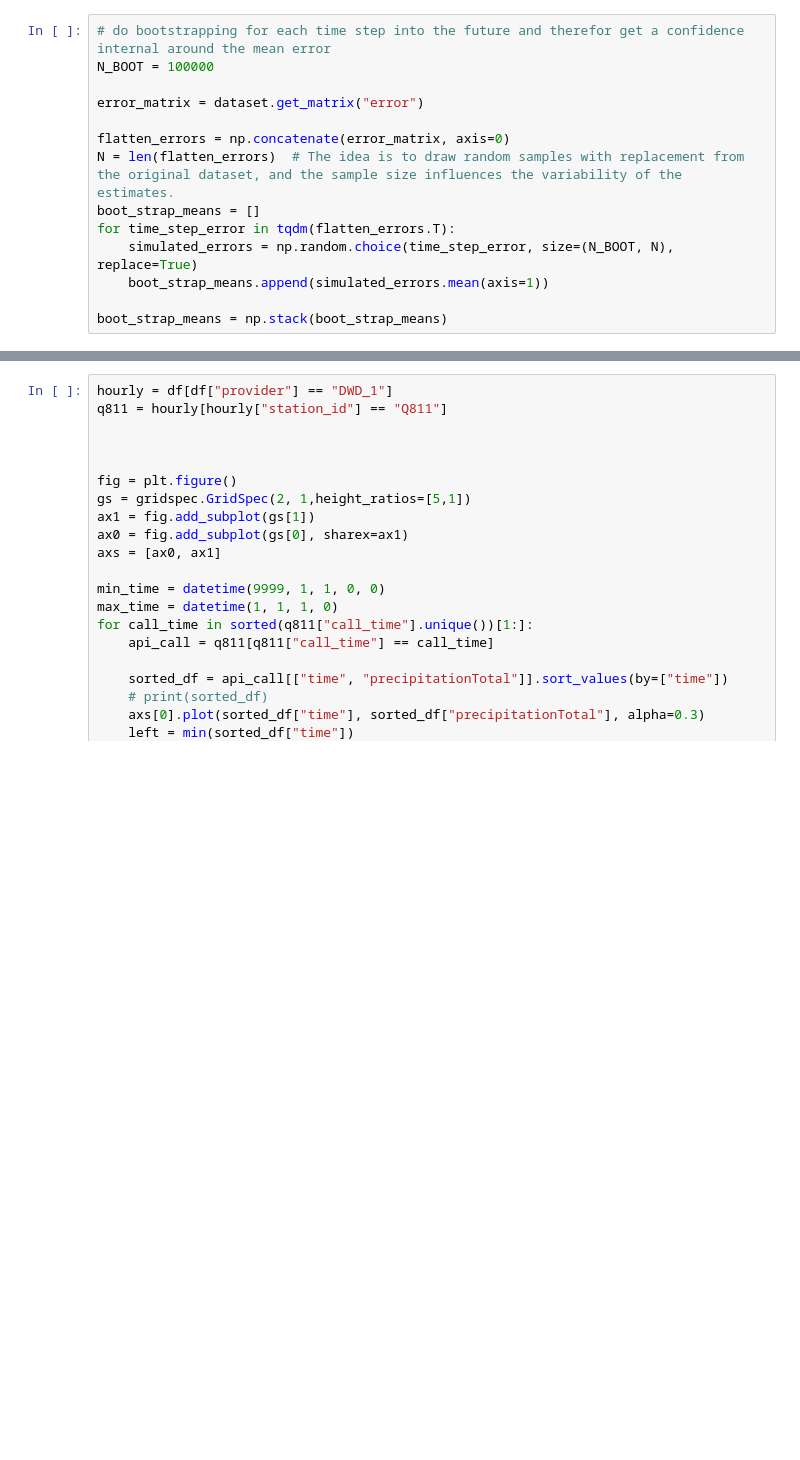
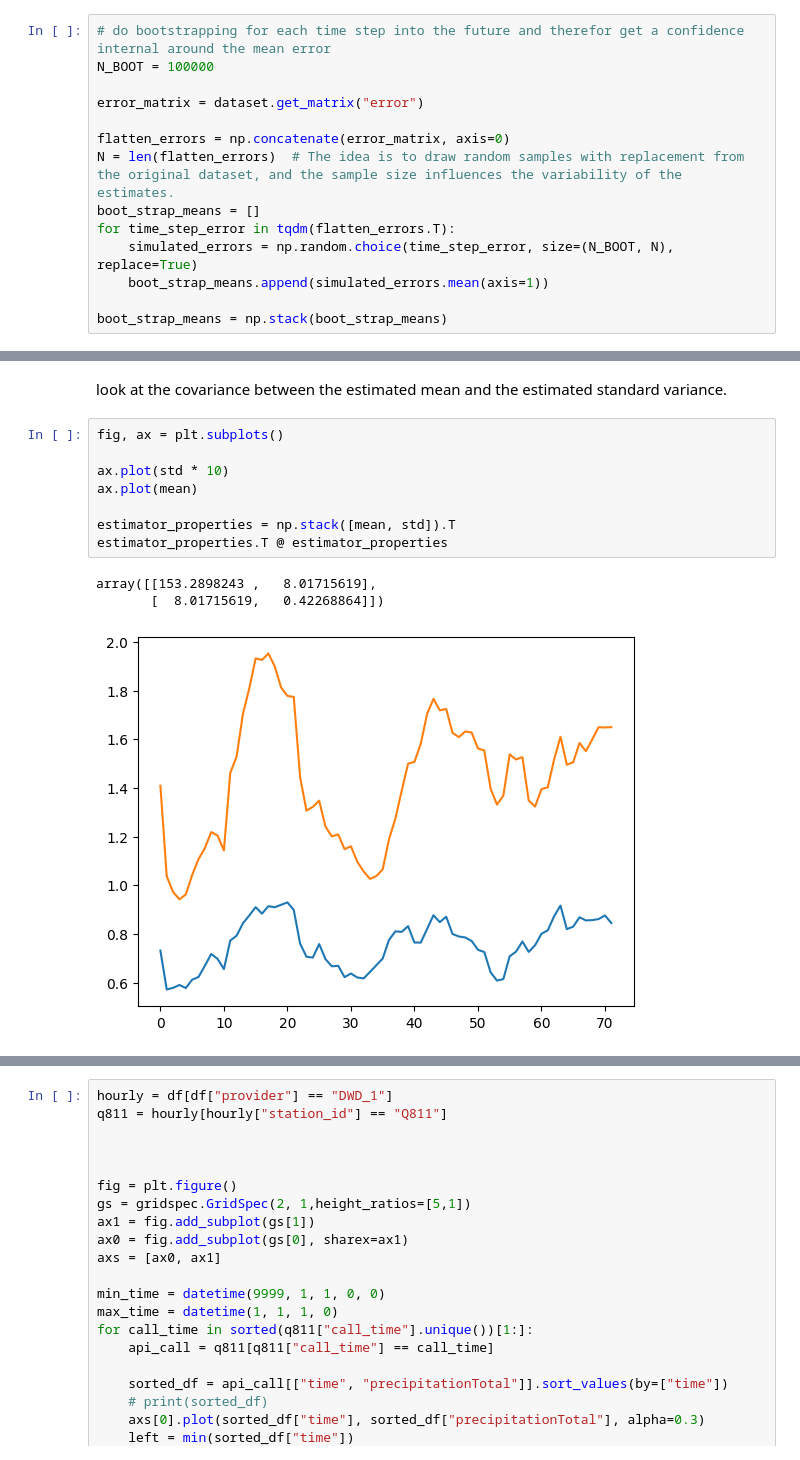
Before and after one commit to RobinU434/DataLiteracy, a Jupyter notebook: studies/robin.ipynb, the cells around one changed output, grey strips where cells are left out. Cells and saved outputs as stored; diff of their text form; blank space fills up the shorter version.

```diff
--- a/studies/robin.ipynb
+++ b/studies/robin.ipynb
@@ -312,4 +442,18 @@ ax.fill_between(x_axis, mean - std, mean + std, alpha=0.3)
 [figure]
+# %% [markdown]
+look at the covariance between the estimated mean and the estimated standard variance.
+# %%
+fig, ax = plt.subplots()
+
+ax.plot(std * 10)
+ax.plot(mean)
+
+estimator_properties = np.stack([mean, std]).T
+estimator_properties.T @ estimator_properties
+# %% [output]
+array([[153.2898243 ,   8.01715619],
+       [  8.01715619,   0.42268864]])
+[figure, added]
 # %%
 fig = plt.figure()
 gs = gridspec.GridSpec(2, 1,height_ratios=[5,1])
```
Also changed, not shown: parts of 9 cells of this notebook.
